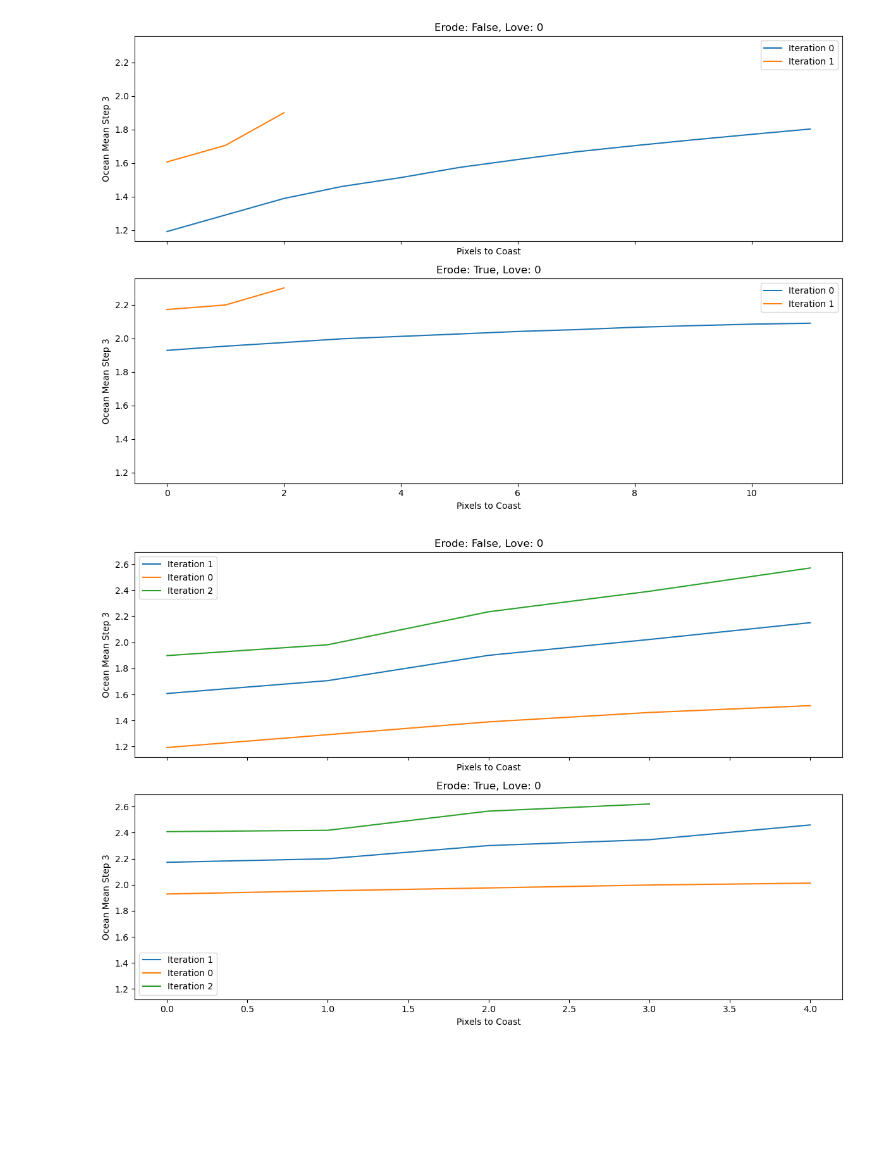
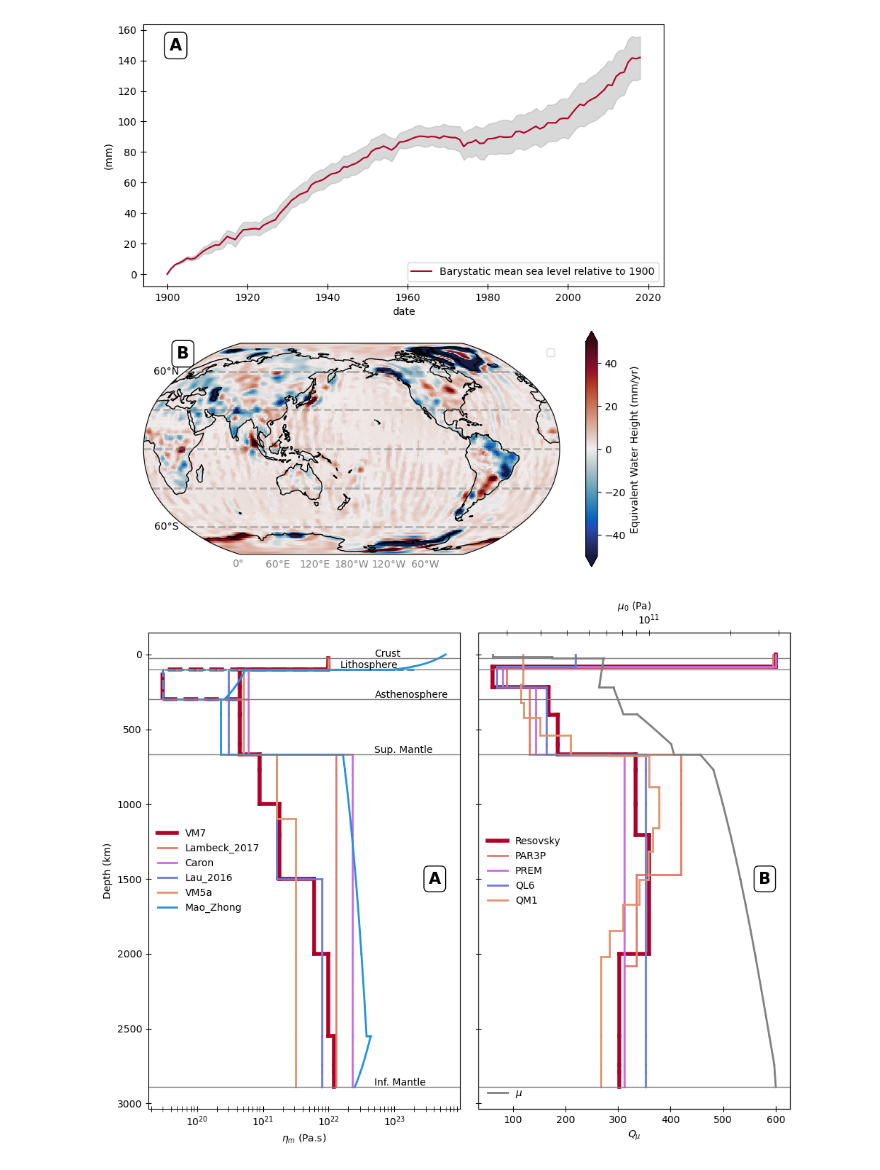
Before and after one commit to maxime-rousselet-cnes/SNREI, a Jupyter notebook: main_plots.ipynb, the cells around one changed output. Cells and saved outputs as stored; diff of their text form; code cells hidden in the pictures; blank space fills up the shorter version.

```diff
--- a/main_plots.ipynb
+++ b/main_plots.ipynb
@@ -1,12 +1,12 @@
 # %%
-from snrei import plot_ocean_mean_vs_pixels
+from snrei import generate_figure_1
 
-plot_ocean_mean_vs_pixels()
+generate_figure_1()
 # %% [output]
-[figure, old version]
+[figure, new version]
 # %%
-from snrei import plot_ocean_mean_vs_pixels
+from snrei import generate_figure_2
 
-plot_ocean_mean_vs_pixels()
+generate_figure_2()
 # %% [output]
-[figure, old version]
+[figure, new version]
```
Also changed, not shown: parts of 3 cells of this notebook, 28 other files.
